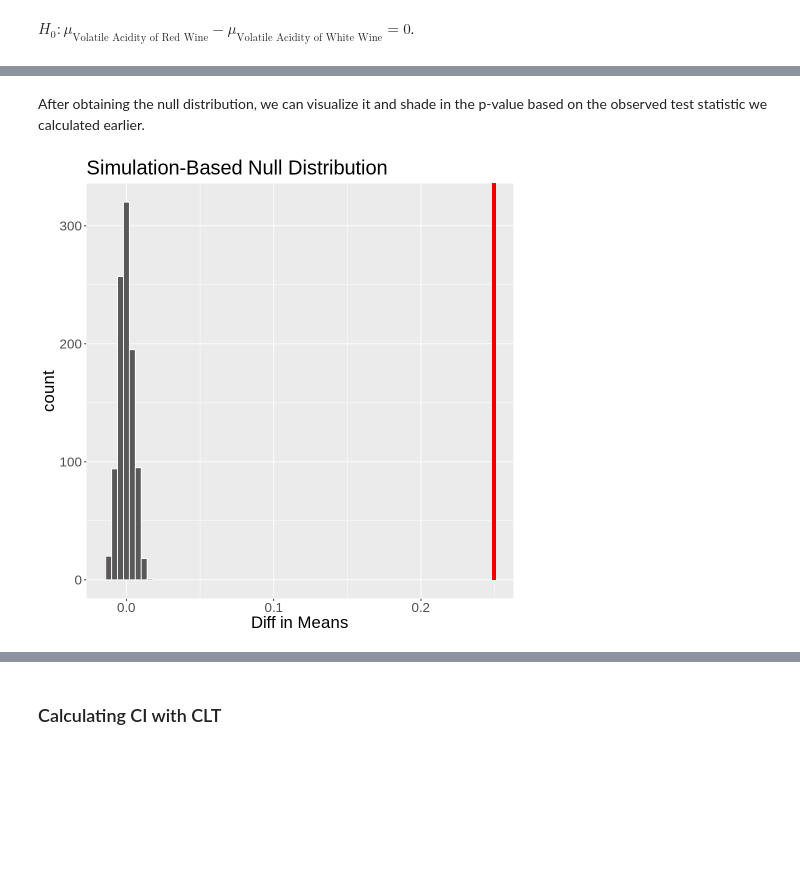
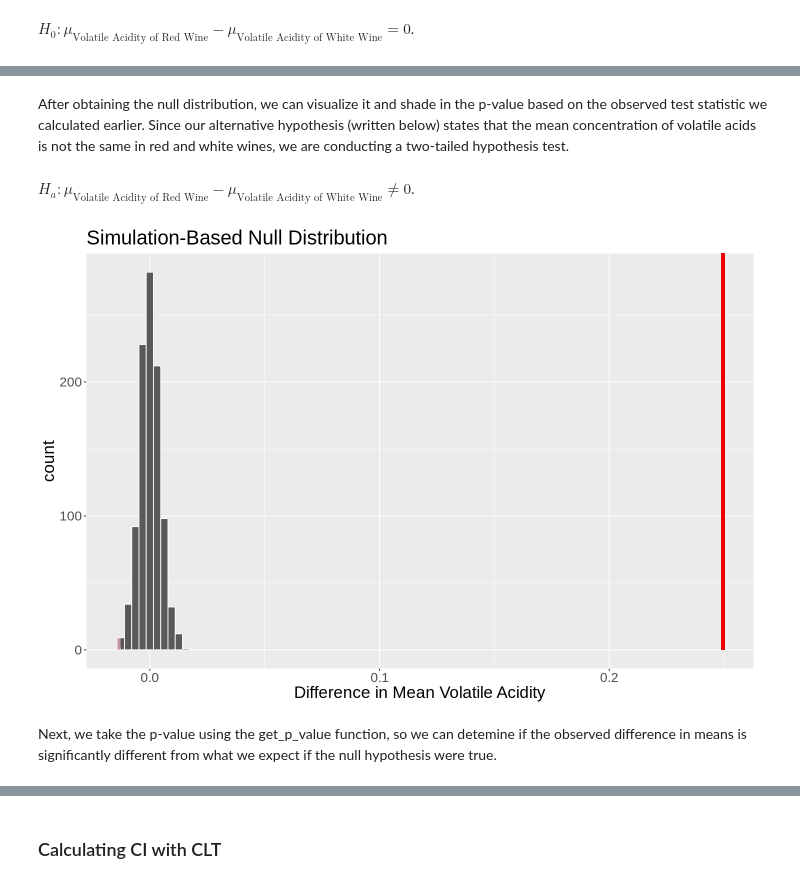
Before and after one commit to VivaanWadhwa/STAT201_GROUP18, a Jupyter notebook: project_final_report.ipynb, the cells around one changed output, grey strips where cells are left out. Saved outputs shown, nothing was run; the diff lists cells and outputs as text; code cells hidden in the pictures; blank space fills up the shorter version.

```diff
--- a/project_final_report.ipynb
+++ b/project_final_report.ipynb
@@ -217,17 +227,21 @@ A infer: 6 × 2
 # %% [markdown]
-After obtaining the null distribution, we can visualize it and shade in the p-value based on the observed test statistic we calculated earlier.
+After obtaining the null distribution, we can visualize it and shade in the p-value based on the observed test statistic we calculated earlier. Since our alternative hypothesis (written below) states that the mean concentration of volatile acids is not the same in red and white wines, we are conducting a two-tailed hypothesis test.
+# %% [markdown]
+$H_{a}: \mu_{\text{Volatile Acidity of Red Wine}} - \mu_{\text{Volatile Acidity of White Wine}} \neq 0$.
 # %%
-options(repr.plot.width=8, repr.plot.height=8)
-visualize(null_dist, bins = 8) +
+options(repr.plot.width=12, repr.plot.height=8)
+visualize(null_dist, bins = 10) +
     shade_p_value(obs_stat=obs_diff_in_means, direction = "two_sided") + theme(
     plot.title = element_text(size = 24),
     axis.title.x = element_text(size = 20),
     axis.title.y = element_text(size = 20),
     axis.text.x = element_text(size = 16),
     axis.text.y = element_text(size = 16)) +
-    xlab("Diff in Means")
+    xlab("Difference in Mean Volatile Acidity")
 # %% [output]
-[figure, old version]
+[figure, new version]
+# %% [markdown]
+Next, we take the p-value using the get_p_value function, so we can detemine if the observed difference in means is significantly different from what we expect if the null hypothesis were true.
 # %%
 p_val <- null_dist %>%
     get_p_value(obs_stat = obs_diff_in_means, direction = "two-sided")
```
Also changed, not shown: parts of 17 cells of this notebook.
